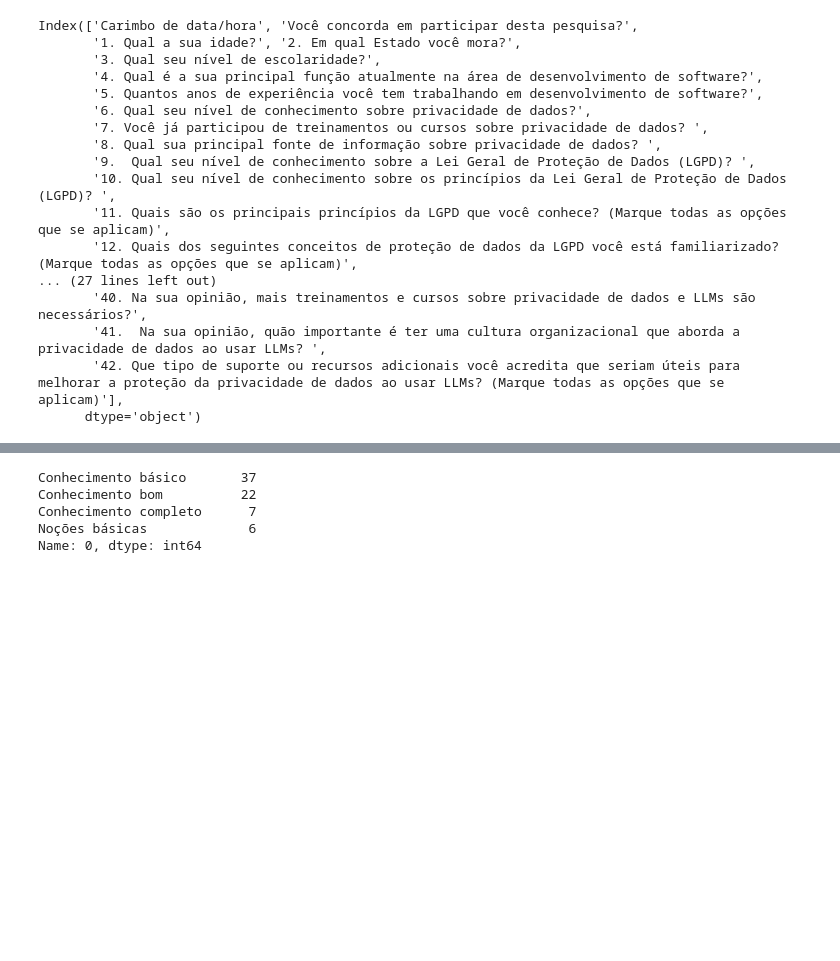
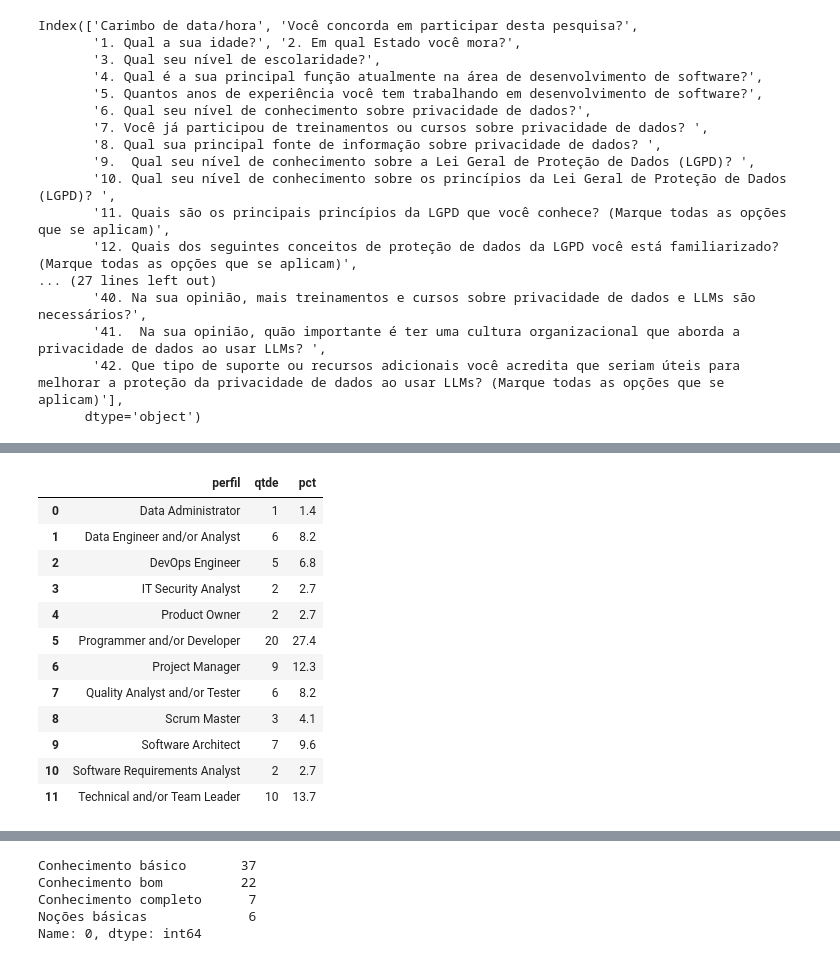
Before and after one commit to fabianumfalco/perception_br_devs_data_privacy_llm, a Jupyter notebook: data_analysis_survey.ipynb, the cells around one changed output, grey strips where cells are left out. Saved outputs shown, nothing was run; the diff lists cells and outputs as text; code cells hidden in the pictures; blank space fills up the shorter version.

Commit message:
updated Table 2 - Demographics of the survey respondents

```diff
--- a/data_analysis_survey.ipynb
+++ b/data_analysis_survey.ipynb
@@ -214,0 +238,51 @@ df_final
+# %%
+perfil = df["4. Qual é a sua principal função atualmente na área de desenvolvimento de software?"].replace(["Teste", "AppSec","Administrador de Banco de Dados"], ["Analista de qualidade e/ou testador", "Analista de Segurança de TI","Administrador de Dados"])
+perfil_sts = perfil.value_counts().to_frame()
+
+perfil_sts = perfil_sts.reset_index(drop=False)
+perfil_sts = perfil_sts.rename(columns={'index': 'perfil'})
+perfil_sts.rename(columns={'4. Qual é a sua principal função atualmente na área de desenvolvimento de software?': 'qtde'}, inplace=True)
+
+perfil_sts['pct'] = ((perfil_sts['qtde']/df.shape[0])*100).round(1)
+
+perfil_sts['perfil'] = perfil_sts['perfil'].replace(["Administrador de Dados",
+                                                                "Analista de Segurança de TI",
+                                                                "Analista de qualidade e/ou testador",
+                                                                "Analista de requisitos",
+                                                                "Arquiteto de Software",
+                                                                "Dono do Produto (Product Owner)",
+                                                                "Engenheiro DevOps",
+                                                                "Engenheiro e/ou analista de dados",
+                                                                "Gerente de projeto",
+                                                                "Líder técnico e/ou de equipe",
+                                                                "Programador e/ou desenvolvedor"],
+                                                                ["Data Administrator",
+                                                                "IT Security Analyst",
+                                                                "Quality Analyst and/or Tester",
+                                                                "Software Requirements Analyst",
+                                                                "Software Architect",
+                                                                "Product Owner",
+                                                                "DevOps Engineer",
+                                                                "Data Engineer and/or Analyst",
+                                                                "Project Manager",
+                                                                "Technical and/or Team Leader",
+                                                                "Programmer and/or Developer"])
+
+perfil_sts = perfil_sts.sort_values(by='perfil', ascending=True)
+perfil_sts = perfil_sts.reset_index(drop=True)
+
+perfil_sts
+# %% [output]
+|  | perfil | qtde | pct |
+| 0 | Data Administrator | 1 | 1.4 |
+| 1 | Data Engineer and/or Analyst | 6 | 8.2 |
+| 2 | DevOps Engineer | 5 | 6.8 |
+| 3 | IT Security Analyst | 2 | 2.7 |
+| 4 | Product Owner | 2 | 2.7 |
+| 5 | Programmer and/or Developer | 20 | 27.4 |
+| 6 | Project Manager | 9 | 12.3 |
+| 7 | Quality Analyst and/or Tester | 6 | 8.2 |
+| 8 | Scrum Master | 3 | 4.1 |
+| 9 | Software Architect | 7 | 9.6 |
+| 10 | Software Requirements Analyst | 2 | 2.7 |
+| 11 | Technical and/or Team Leader | 10 | 13.7 |
```
Also changed, not shown: parts of 18 cells of this notebook.
